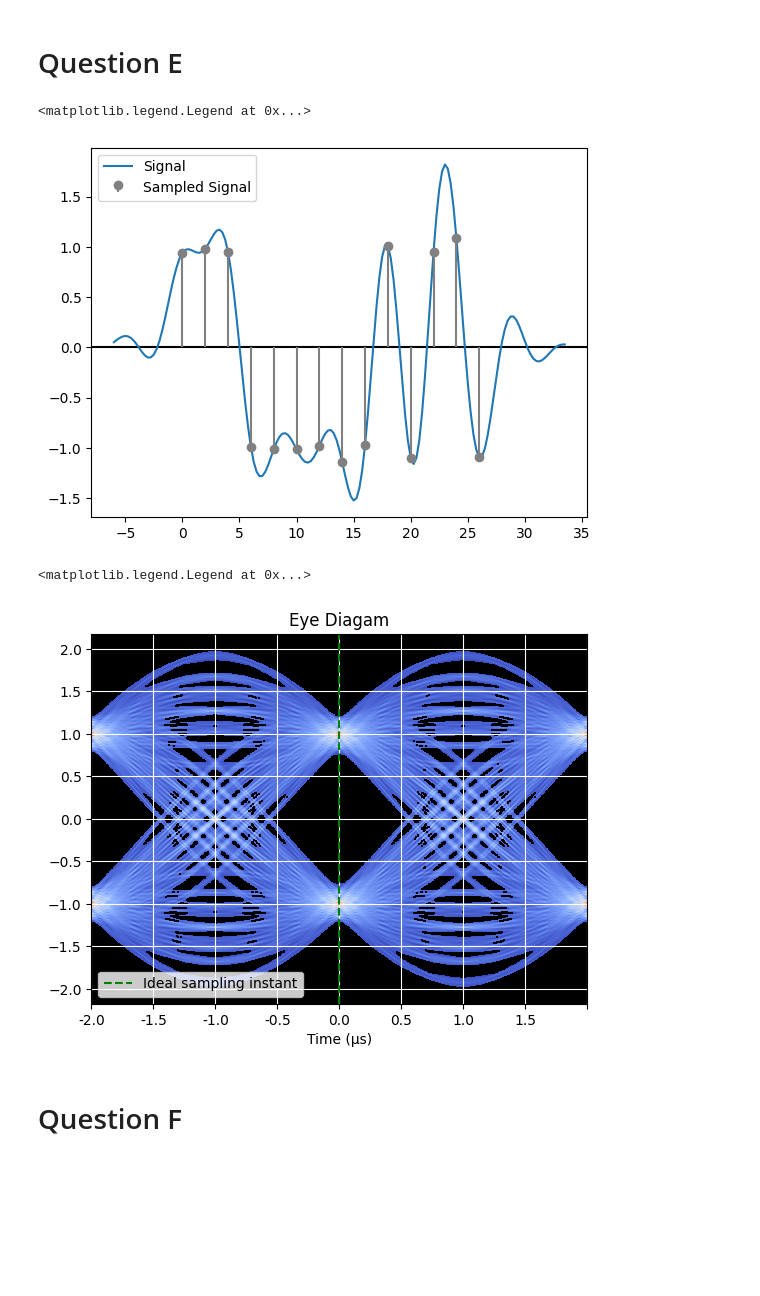
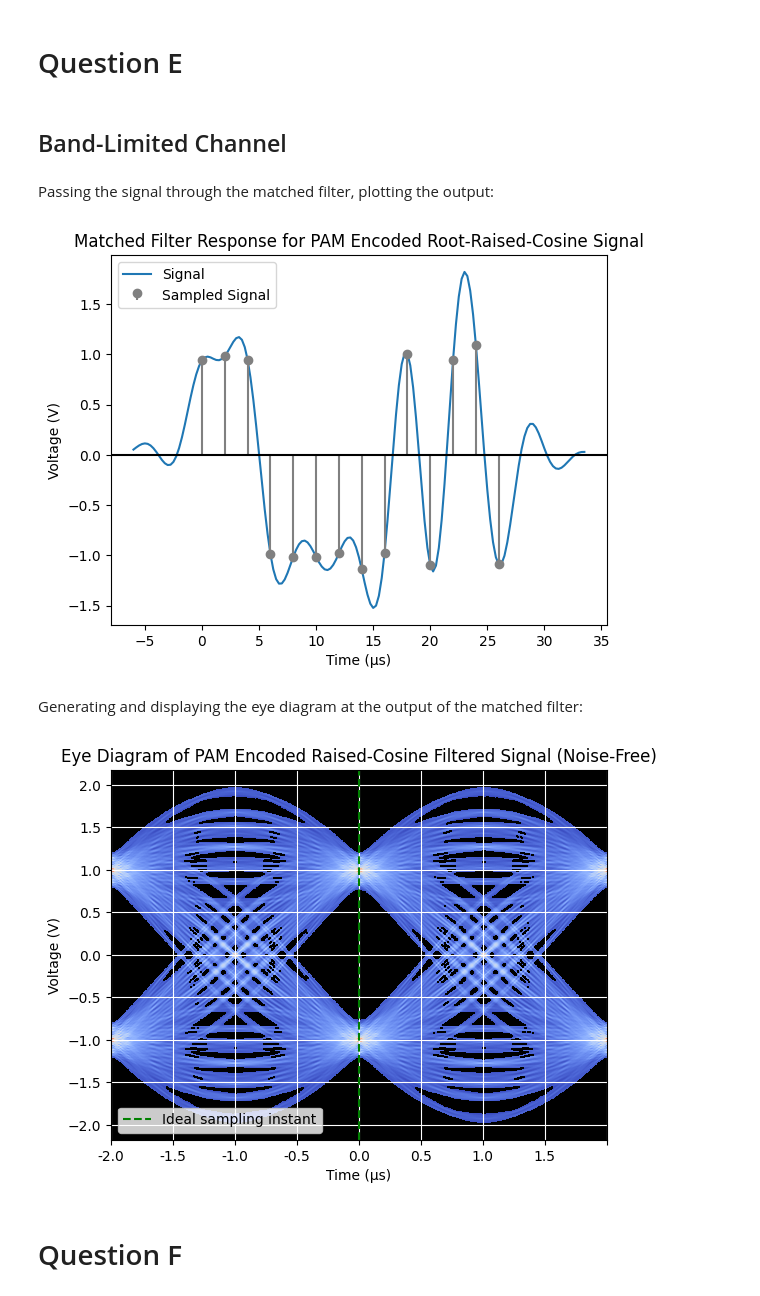
Before and after one commit to llamington/ENEL422-Lab, a Jupyter notebook: ENEL422_Lab.ipynb, the cells around one changed output. Drawn from its saved outputs; the diff is of its cells as text; code cells hidden in the pictures; blank space fills up the shorter version.

Commit message:
chore: plot labelling

```diff
--- a/ENEL422_Lab.ipynb
+++ b/ENEL422_Lab.ipynb
@@ -18,6 +18,7 @@ PAM_OUTPUT_LOWER = -1
 PAM_OUTPUT_UPPER = 1
 SYMBOL_RATE_S = 2e-6
 RAISED_COSINE_FILTER_ROLLOFF_FACTOR = 0.18
+RAISED_COSINE_FILTER_WINDOW_SIZE = 6
 OVERSAMPLING_FACTOR = 8
 CHANNEL_CUTOFF_HZ = 500e3
 ENERGY_PER_BIT_TO_NOISE_POWER_SPECTRAL_DENSITY_DB = 10
@@ -25,6 +26,8 @@ ENERGY_PER_BIT_TO_NOISE_POWER_SPECTRAL_DENSITY_DB_START = 0
 ENERGY_PER_BIT_TO_NOISE_POWER_SPECTRAL_DENSITY_DB_STOP = 10
 NUM_ENERGY_PER_BIT_TO_NOISE_POWER_SPECTRAL_DENSITY_DB = 20
 EXAMPLE_USER_DATA = np.array([1, 1, 1, 0, 0, 0, 0, 0, 0, 1, 0, 1, 1, 0])
+NOISE_RNG_SEED = 0
+EYE_DIAGRAM_INPUT_LENGTH = 1_000_000
 # %% [markdown]
 # Question D
 # %% [markdown]
@@ -186,15 +193,17 @@ pam_encoded_example_signal
 # %%
 raised_cosine_filter = RootRaisedCosineFilter(
-    SYMBOL_RATE_S, RAISED_COSINE_FILTER_ROLLOFF_FACTOR, OVERSAMPLING_FACTOR
+    SYMBOL_RATE_S,
+    RAISED_COSINE_FILTER_ROLLOFF_FACTOR,
+    OVERSAMPLING_FACTOR,
+    RAISED_COSINE_FILTER_WINDOW_SIZE,
 )
 time, filtered_example_signal = raised_cosine_filter.filter(pam_encoded_example_signal)
 time_us = time * 1e6
 
 fig, ax = plt.subplots()
 
-ax.axhline(color="black")
 ax.plot(time_us, filtered_example_signal)
-ax.set_title("PAM Modulated signal with Raised-Cosine Filtering")
+ax.set_title("PAM Modulated Signal with Root-Raised-Cosine Filtering")
 ax.set_ylabel("Voltage (V)")
 ax.set_xlabel("Time (μs)");
 # %% [output]
@@ -202,5 +211,7 @@ ax.set_xlabel("Time (μs)");
 # %% [markdown]
 # Question E
+# %% [markdown]
+## Band-Limited Channel
 # %%
 class BandLimitedChannel:
     """Represents a channel limited in bandwidth"""
@@ -235,11 +246,10 @@ class BandLimitedChannel:
 
         noisy_signal = np.real(signal_filtered) + awg_noise
         return noisy_signal
+# %% [markdown]
+Passing the signal through the matched filter, plotting the output:
 # %%
 unfiltered_example_signal = raised_cosine_filter.unfilter(filtered_example_signal)
-fig, ax = plt.subplots()
-ax.axhline(color="black")
-ax.plot(time_us, unfiltered_example_signal, label="Signal")
 
 region_of_interest = (time >= 0) & (
     time < SYMBOL_RATE_S * len(pam_encoded_example_signal)
@@ -249,6 +259,9 @@ sampled_amplitudes = unfiltered_example_signal[region_of_interest][
     ::OVERSAMPLING_FACTOR
 ]
 
+fig, ax = plt.subplots()
+
+ax.plot(time_us, unfiltered_example_signal, label="Signal")
 ax.stem(
     sampling_times_us,
     sampled_amplitudes,
@@ -256,48 +269,54 @@ ax.stem(
     linefmt="grey",
     basefmt=" ",
 )
+
+ax.axhline(color="black")
+ax.set_title("Matched Filter Response for PAM Encoded Root-Raised-Cosine Signal")
+ax.set_ylabel("Voltage (V)")
+ax.set_xlabel("Time (μs)")
 ax.legend();
 # %% [output]
-<matplotlib.legend.Legend at 0x...>
-[figure, old version]
+[figure, new version]
+# %% [markdown]
+Generating and displaying the eye diagram at the output of the matched filter:
 # %%
-eye_diagram_input_signal = np.random.randint(0, 2, 1_000_000)
+eye_diagram_input_signal = np.random.randint(0, 2, EYE_DIAGRAM_INPUT_LENGTH)
 pam_encoded_eye_diagram_signal = pulse_amplitude_modulator.encode(
     eye_diagram_input_signal
 )
 time, eye_diagram_filtered_signal = raised_cosine_filter.filter(
     pam_encoded_eye_diagram_signal
 )
 
 band_limited_channel = BandLimitedChannel(
     CHANNEL_CUTOFF_HZ, SYMBOL_RATE_S / OVERSAMPLING_FACTOR, 0
 )
 
 eye_diagram_band_limited_signal = band_limited_channel.transmit_signal(
     eye_diagram_filtered_signal
 )
 
 unfiltered_signal = raised_cosine_filter.unfilter(eye_diagram_band_limited_signal)
 
 fig, ax = plt.subplots()
 
 eyediagram(
     unfiltered_signal,
     2 * OVERSAMPLING_FACTOR,
     colorbar=False,
     aspect="auto",
     cmap=plt.cm.coolwarm,
 )
 
 ax.set_xticklabels(np.arange(-2, 2, 0.5))
 
 ax.axvline(1, color="green", linestyle="dashed", label="Ideal sampling instant")
-ax.set_title("Eye Diagam")
+ax.set_title("Eye Diagram of PAM Encoded Raised-Cosine Filtered Signal (Noise-Free)")
+ax.set_ylabel("Voltage (V)")
 ax.set_xlabel("Time (μs)")
 ax.legend(loc="lower left");
 # %% [output]
-<matplotlib.legend.Legend at 0x...>
-[figure, old version]
+[figure, new version]
 # %% [markdown]
 # Question F
 # %%
```
Also changed, not shown: parts of 8 cells of this notebook.
